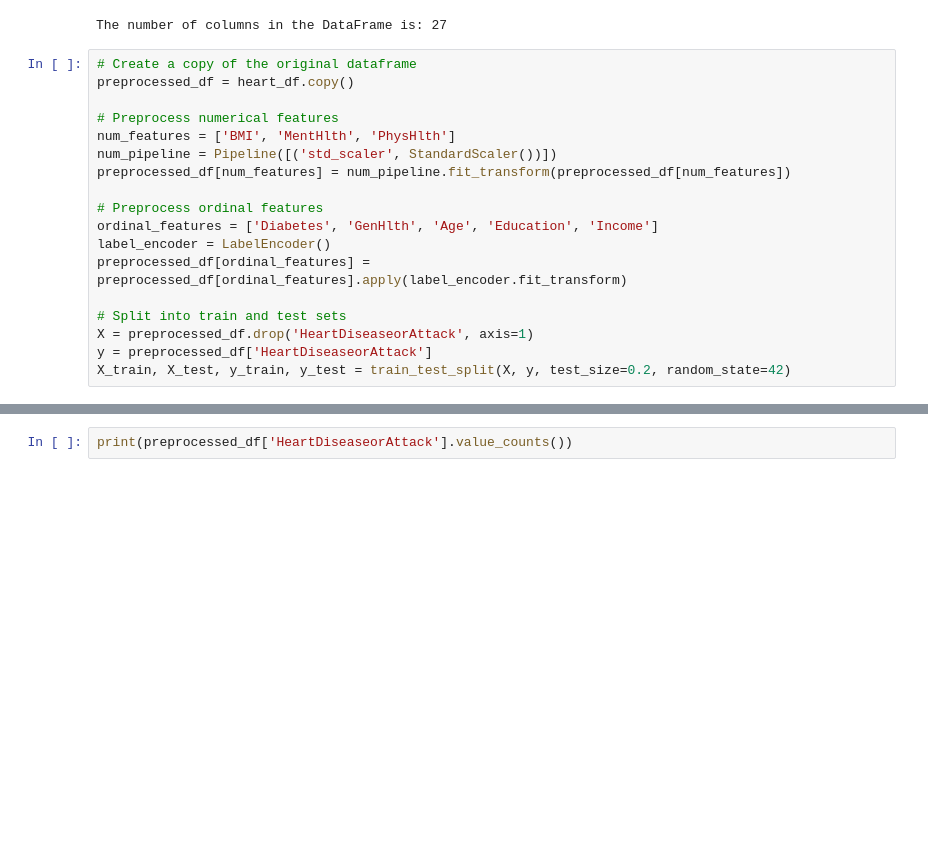
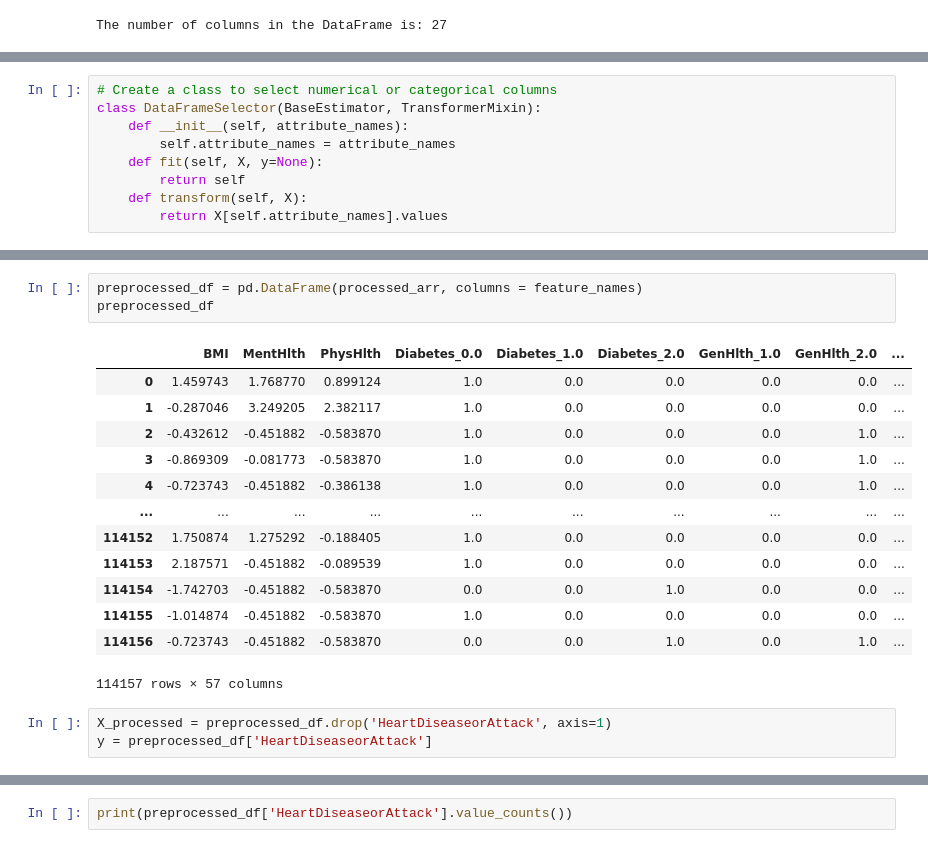
Before and after one commit to juliast224/heart-disease-prediction, a Jupyter notebook: Heart_disease_prediction.ipynb, the cells around one changed output, grey strips where cells are left out. Cells and saved outputs as stored; diff of their text form; blank space fills up the shorter version.

```diff
--- a/Heart_disease_prediction.ipynb
+++ b/Heart_disease_prediction.ipynb
@@ -695,21 +708,3 @@ num_cols = heart_df.shape[1]
 print("The number of columns in the DataFrame is:", num_cols)
 # %% [output]
 The number of columns in the DataFrame is: 27
-# %%
-# Create a copy of the original dataframe
-preprocessed_df = heart_df.copy()
-
-# Preprocess numerical features
-num_features = ['BMI', 'MentHlth', 'PhysHlth']
-num_pipeline = Pipeline([('std_scaler', StandardScaler())])
-preprocessed_df[num_features] = num_pipeline.fit_transform(preprocessed_df[num_features])
-
-# Preprocess ordinal features
-ordinal_features = ['Diabetes', 'GenHlth', 'Age', 'Education', 'Income']
-label_encoder = LabelEncoder()
-preprocessed_df[ordinal_features] = preprocessed_df[ordinal_features].apply(label_encoder.fit_transform)
-
-# Split into train and test sets
-X = preprocessed_df.drop('HeartDiseaseorAttack', axis=1)
-y = preprocessed_df['HeartDiseaseorAttack']
-X_train, X_test, y_train, y_test = train_test_split(X, y, test_size=0.2, random_state=42)
@@ -715,0 +713,9 @@ X_train, X_test, y_train, y_test = train_test_split(X, y, test_size=0.2, random_
+# %%
+# Create a class to select numerical or categorical columns
+class DataFrameSelector(BaseEstimator, TransformerMixin):
+    def __init__(self, attribute_names):
+        self.attribute_names = attribute_names
+    def fit(self, X, y=None):
+        return self
+    def transform(self, X):
+        return X[self.attribute_names].values
@@ -716 +822,21 @@ X_train, X_test, y_train, y_test = train_test_split(X, y, test_size=0.2, random_
+# %%
+preprocessed_df = pd.DataFrame(processed_arr, columns = feature_names)
+preprocessed_df
+# %% [output]
+|  | BMI | MentHlth | PhysHlth | Diabetes_0.0 | Diabetes_1.0 | Diabetes_2.0 | GenHlth_1.0 | GenHlth_2.0 | ... |
+| 0 | 1.459743 | 1.768770 | 0.899124 | 1.0 | 0.0 | 0.0 | 0.0 | 0.0 | ... |
+| 1 | -0.287046 | 3.249205 | 2.382117 | 1.0 | 0.0 | 0.0 | 0.0 | 0.0 | ... |
+| 2 | -0.432612 | -0.451882 | -0.583870 | 1.0 | 0.0 | 0.0 | 0.0 | 1.0 | ... |
+| 3 | -0.869309 | -0.081773 | -0.583870 | 1.0 | 0.0 | 0.0 | 0.0 | 1.0 | ... |
+| 4 | -0.723743 | -0.451882 | -0.386138 | 1.0 | 0.0 | 0.0 | 0.0 | 1.0 | ... |
+| ... | ... | ... | ... | ... | ... | ... | ... | ... | ... |
+| 114152 | 1.750874 | 1.275292 | -0.188405 | 1.0 | 0.0 | 0.0 | 0.0 | 0.0 | ... |
+| 114153 | 2.187571 | -0.451882 | -0.089539 | 1.0 | 0.0 | 0.0 | 0.0 | 0.0 | ... |
+| 114154 | -1.742703 | -0.451882 | -0.583870 | 0.0 | 0.0 | 1.0 | 0.0 | 0.0 | ... |
+| 114155 | -1.014874 | -0.451882 | -0.583870 | 1.0 | 0.0 | 0.0 | 0.0 | 0.0 | ... |
+| 114156 | -0.723743 | -0.451882 | -0.583870 | 0.0 | 0.0 | 1.0 | 0.0 | 1.0 | ... |
+114157 rows × 57 columns
+# %%
+X_processed = preprocessed_df.drop('HeartDiseaseorAttack', axis=1)
+y = preprocessed_df['HeartDiseaseorAttack']
 # %% [markdown]
```
Also changed, not shown: parts of 66 cells of this notebook.
